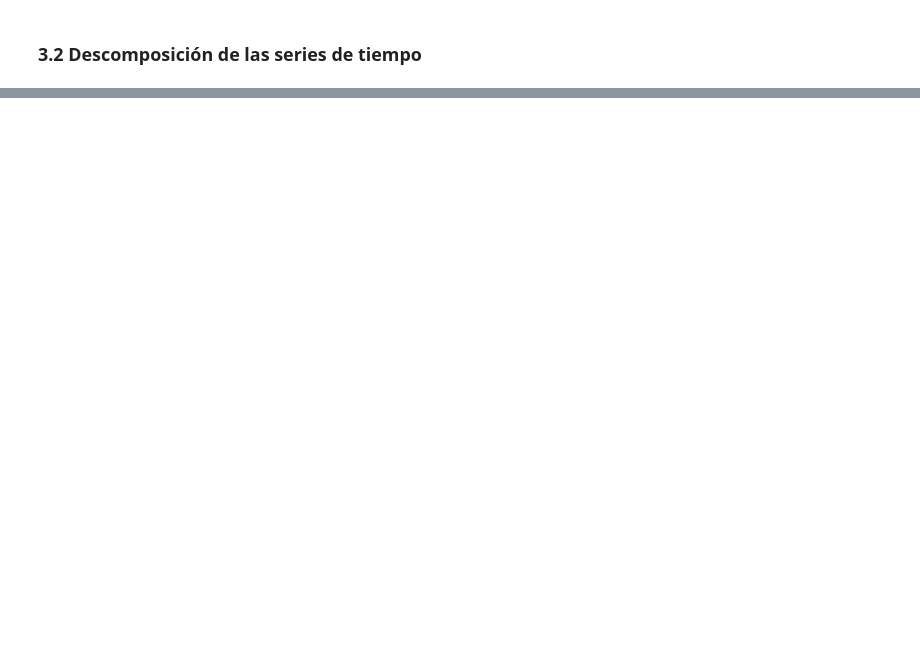
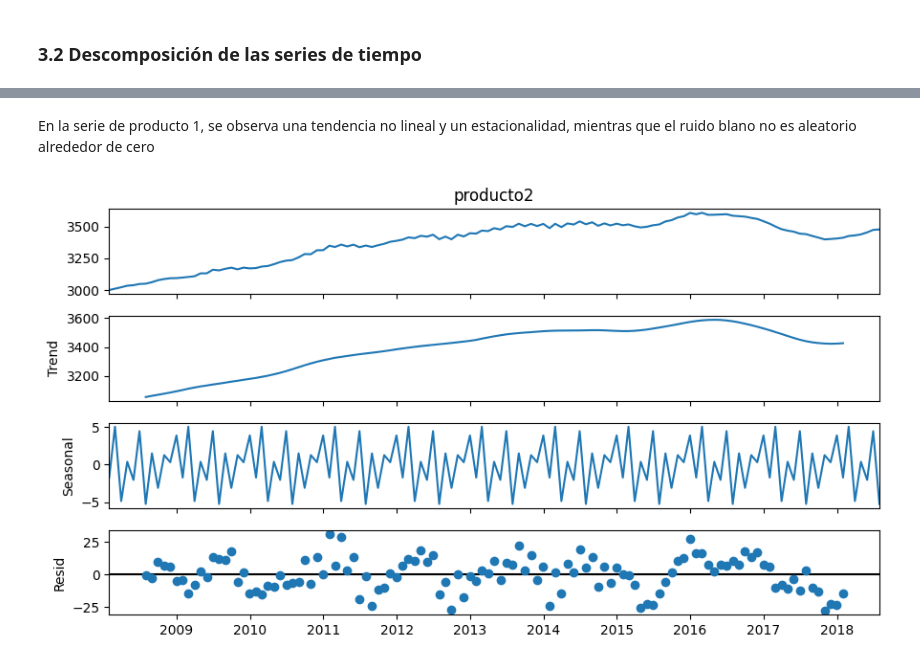
Before and after one commit to maryyuliana/FUNDAMENTOS_DE_ANALITICA_II, a Jupyter notebook: ExamenPracticoSeriesDeTiempo.ipynb, the cells around one changed output, grey strips where cells are left out. Saved outputs shown, nothing was run; the diff lists cells and outputs as text; code cells hidden in the pictures; blank space fills up the shorter version.

```diff
--- a/ExamenPracticoSeriesDeTiempo.ipynb
+++ b/ExamenPracticoSeriesDeTiempo.ipynb
@@ -86,0 +113,10 @@ ValueError: freq N not understood. Please report if you think this is in error.
+# %% [markdown]
+En la serie de producto 1, se observa una tendencia no lineal y un estacionalidad, mientras que el ruido blano no es aleatorio alrededor de cero
+# %%
+# Graficar los componentes de la serie del producto 2
+fig = p2_componentes.plot()
+fig.set_size_inches((9, 5))
+fig.tight_layout()
+plt.show()
+# %% [output]
+[figure, added]
```
Also changed, not shown: parts of 72 cells of this notebook.
